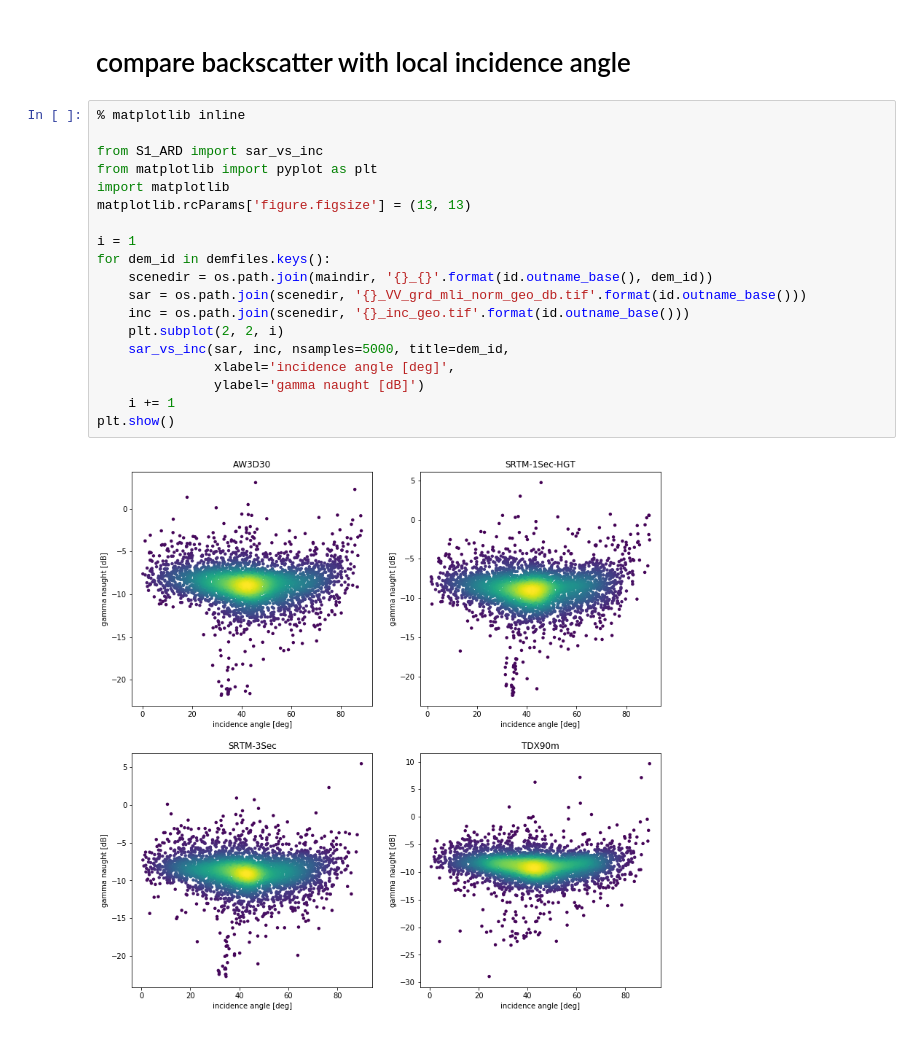
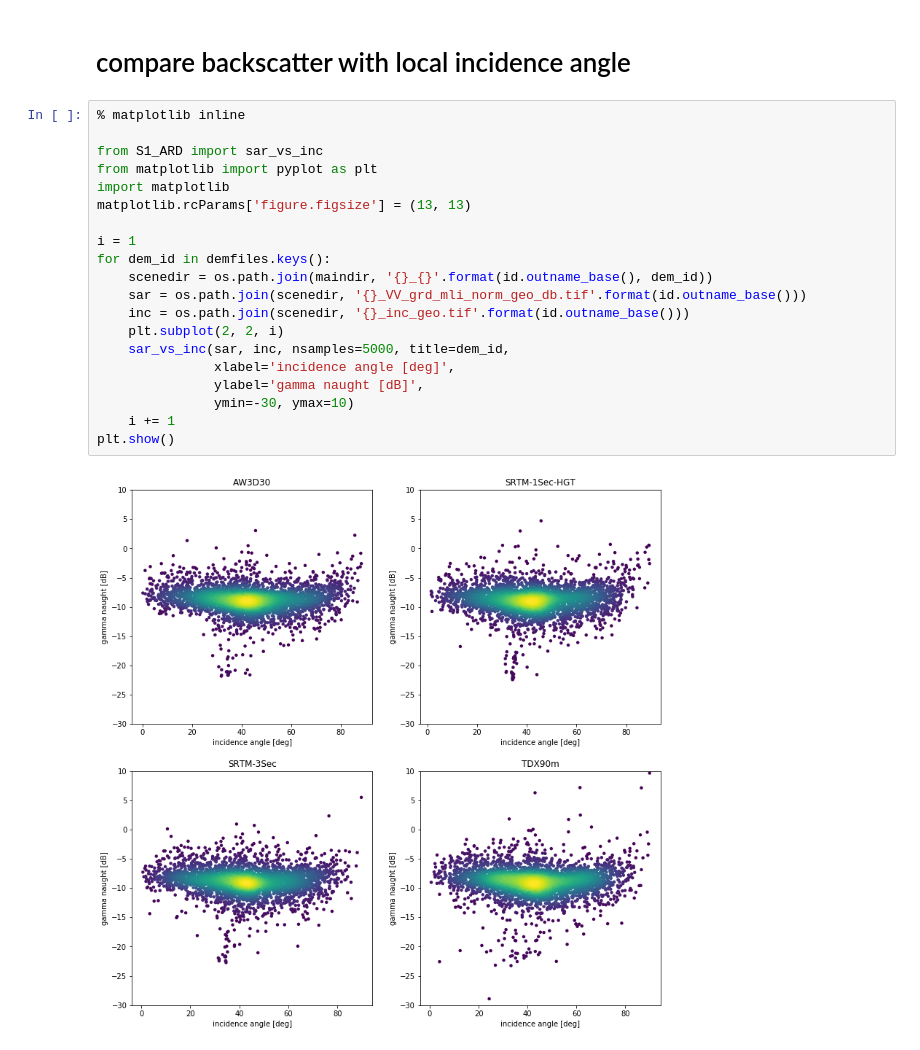
Before and after one commit to johntruckenbrodt/S1_ARD, a Jupyter notebook: data_prepare.ipynb, the cells around one changed output. Cells and saved outputs as stored; diff of their text form.

Commit message:
[data_prepare] create all plots with equal y-axis range

```diff
--- a/data_prepare.ipynb
+++ b/data_prepare.ipynb
@@ -79,21 +78,22 @@ scene S1A__IW___A_20180829T170656 already processed
 # %%
 % matplotlib inline
 
 from S1_ARD import sar_vs_inc
 from matplotlib import pyplot as plt
 import matplotlib
 matplotlib.rcParams['figure.figsize'] = (13, 13)
 
 i = 1
 for dem_id in demfiles.keys():
     scenedir = os.path.join(maindir, '{}_{}'.format(id.outname_base(), dem_id))
     sar = os.path.join(scenedir, '{}_VV_grd_mli_norm_geo_db.tif'.format(id.outname_base()))
     inc = os.path.join(scenedir, '{}_inc_geo.tif'.format(id.outname_base()))
     plt.subplot(2, 2, i)
     sar_vs_inc(sar, inc, nsamples=5000, title=dem_id,
                xlabel='incidence angle [deg]',
-               ylabel='gamma naught [dB]')
+               ylabel='gamma naught [dB]',
+               ymin=-30, ymax=10)
     i += 1
 plt.show()
 # %% [output]
-[figure, old version]
+[figure, new version]
```
Also changed, not shown: parts of 1 cell of this notebook.
